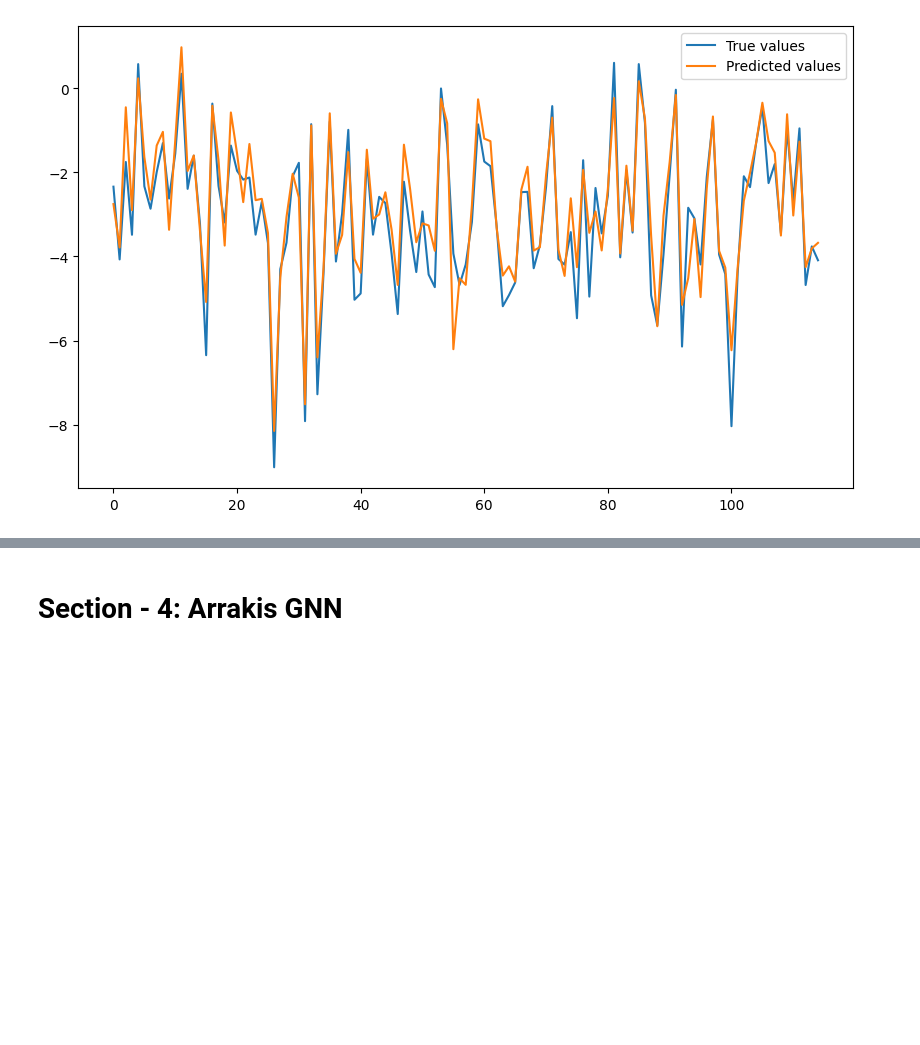
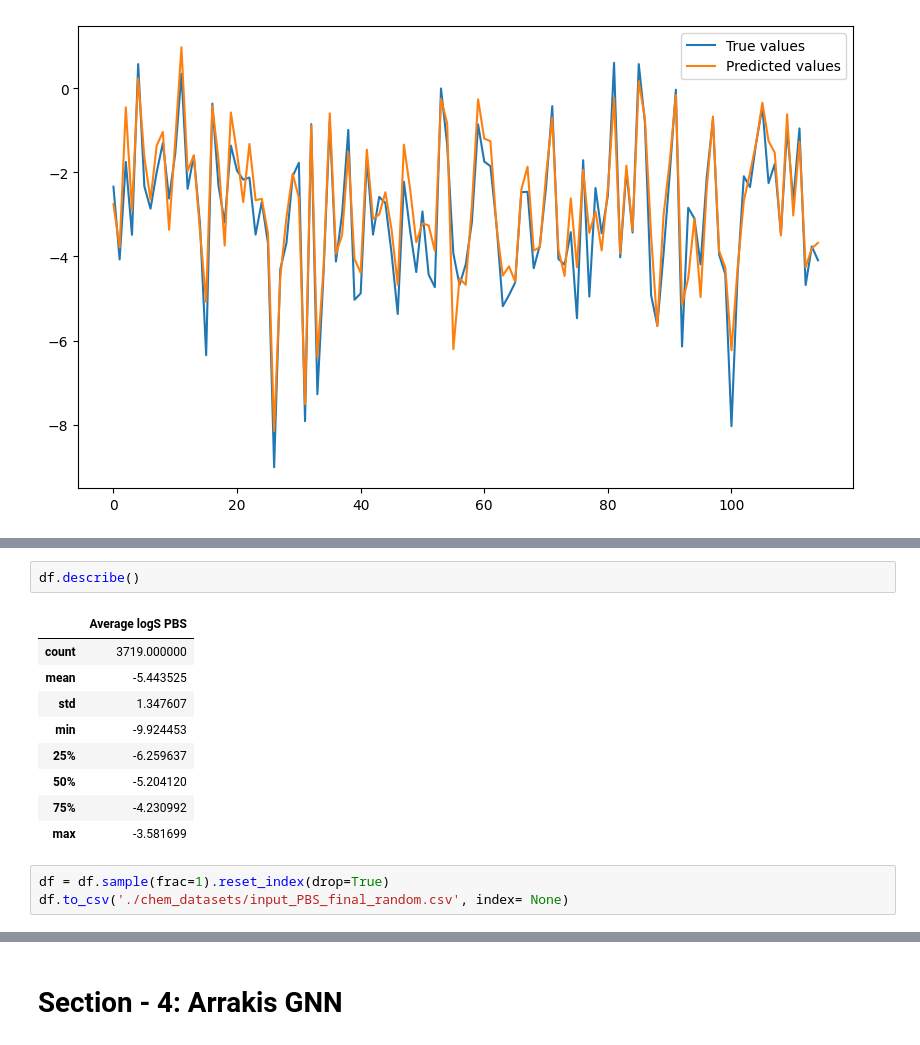
Before and after one commit to pranay8297/deep-learning-projects, a Jupyter notebook: HiGNN_Implementation.ipynb, the cells around one changed output, grey strips where cells are left out. Saved outputs shown, nothing was run; the diff lists cells and outputs as text; blank space fills up the shorter version.

```diff
--- a/HiGNN_Implementation.ipynb
+++ b/HiGNN_Implementation.ipynb
@@ -963,0 +972,15 @@ plt.show()
+# %%
+df.describe()
+# %% [output]
+|  | Average logS PBS |
+| count | 3719.000000 |
+| mean | -5.443525 |
+| std | 1.347607 |
+| min | -9.924453 |
+| 25% | -6.259637 |
+| 50% | -5.204120 |
+| 75% | -4.230992 |
+| max | -3.581699 |
+# %%
+df = df.sample(frac=1).reset_index(drop=True)
+df.to_csv('./chem_datasets/input_PBS_final_random.csv', index= None)
```
Also changed, not shown: parts of 69 cells of this notebook.
